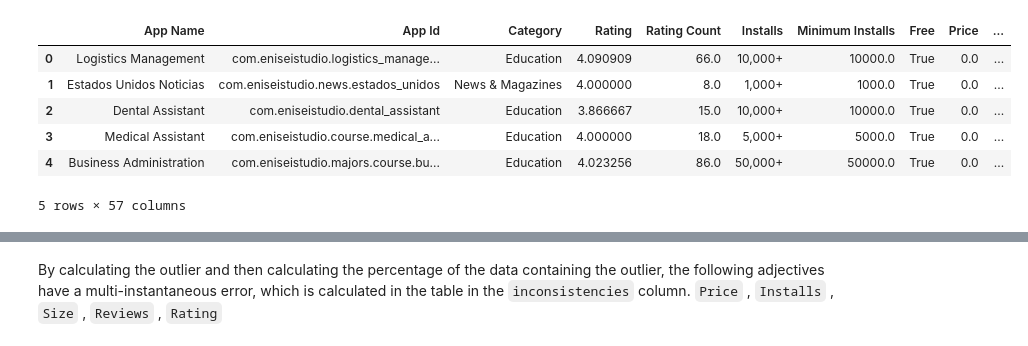
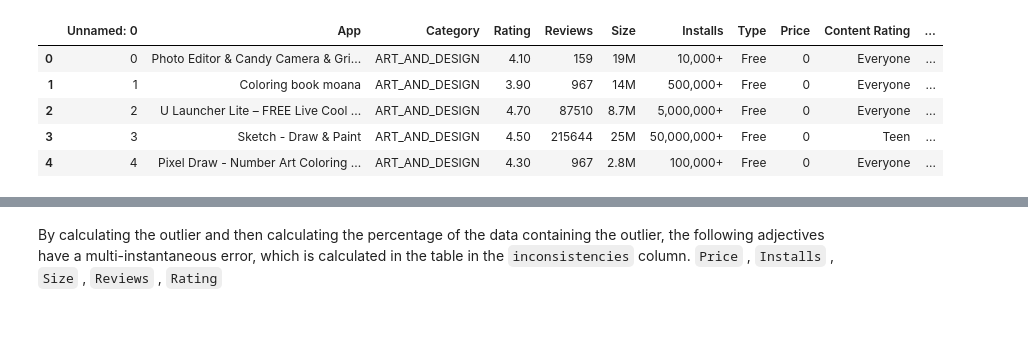
Before and after one commit to tahmine-t/DataMining_Prj, a Jupyter notebook: datamining_1.ipynb, the cells around one changed output, grey strips where cells are left out. Drawn from its saved outputs; the diff is of its cells as text; code cells hidden in the pictures.

```diff
--- a/datamining_1.ipynb
+++ b/datamining_1.ipynb
@@ -19,13 +46,12 @@ df.head()
 # %%
-df1.head()
+df.head()
 # %% [output]
-|  | App Name | App Id | Category | Rating | Rating Count | Installs | Minimum Installs | Free | Price | ... |
-| 0 | Logistics Management | com.eniseistudio.logistics_manage... | Education | 4.090909 | 66.0 | 10,000+ | 10000.0 | True | 0.0 | ... |
-| 1 | Estados Unidos Noticias | com.eniseistudio.news.estados_unidos | News & Magazines | 4.000000 | 8.0 | 1,000+ | 1000.0 | True | 0.0 | ... |
-| 2 | Dental Assistant | com.eniseistudio.dental_assistant | Education | 3.866667 | 15.0 | 10,000+ | 10000.0 | True | 0.0 | ... |
-| 3 | Medical Assistant | com.eniseistudio.course.medical_a... | Education | 4.000000 | 18.0 | 5,000+ | 5000.0 | True | 0.0 | ... |
-| 4 | Business Administration | com.eniseistudio.majors.course.bu... | Education | 4.023256 | 86.0 | 50,000+ | 50000.0 | True | 0.0 | ... |
+|  | Unnamed: 0 | App | Category | Rating | Reviews | Size | Installs | Type | Price | Content Rating | ... |
+| 0 | 0 | Photo Editor & Candy Camera & Gri... | ART_AND_DESIGN | 4.10 | 159 | 19M | 10,000+ | Free | 0 | Everyone | ... |
+| 1 | 1 | Coloring book moana | ART_AND_DESIGN | 3.90 | 967 | 14M | 500,000+ | Free | 0 | Everyone | ... |
+| 2 | 2 | U Launcher Lite – FREE Live Cool ... | ART_AND_DESIGN | 4.70 | 87510 | 8.7M | 5,000,000+ | Free | 0 | Everyone | ... |
+| 3 | 3 | Sketch - Draw & Paint | ART_AND_DESIGN | 4.50 | 215644 | 25M | 50,000,000+ | Free | 0 | Teen | ... |
+| 4 | 4 | Pixel Draw - Number Art Coloring ... | ART_AND_DESIGN | 4.30 | 967 | 2.8M | 100,000+ | Free | 0 | Everyone | ... |
-5 rows × 57 columns
 # %%
 df.describe().T
 # %% [output]
```
Also changed, not shown: parts of 71 cells of this notebook.
